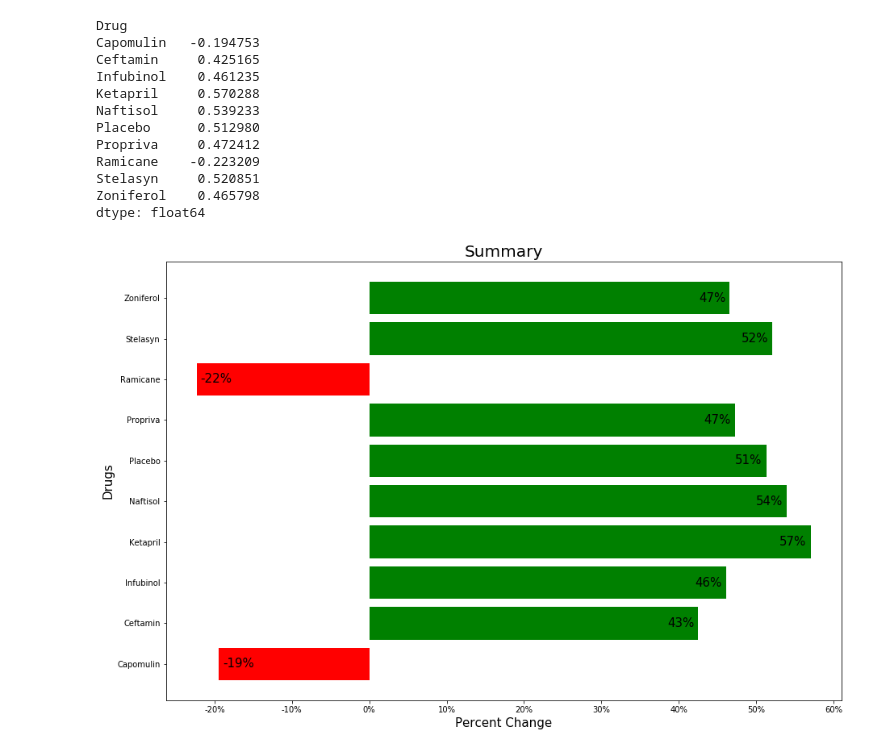
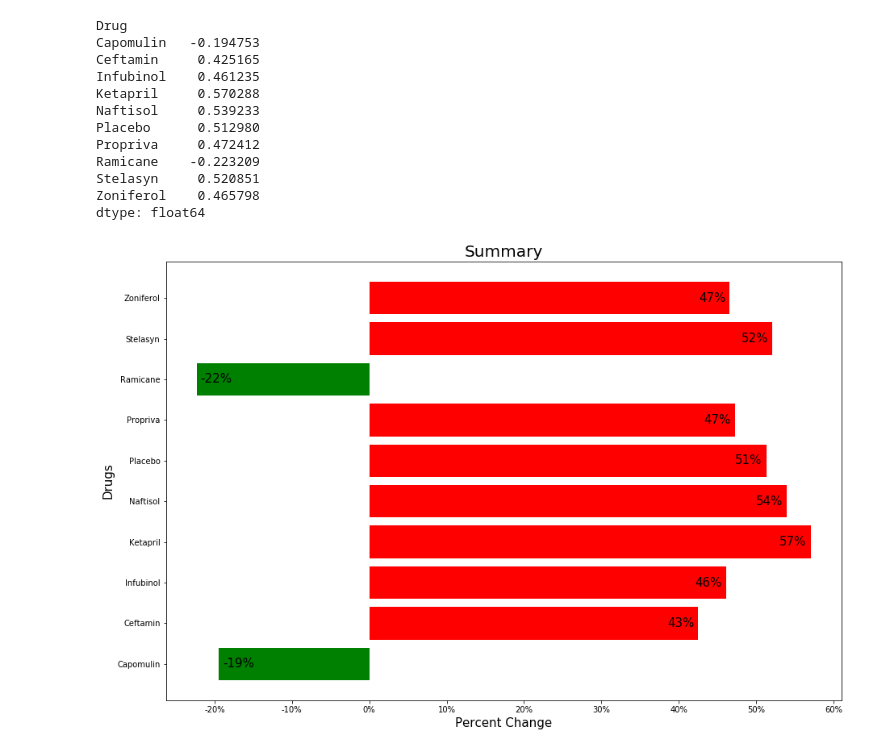
Before and after one commit to ShawnAdvani/SMU_Coursework, a Jupyter notebook: SMU_HW/05_Matplotlib/code/pymaceuticals_starter.ipynb, the cells around one changed output. Drawn from its saved outputs; the diff is of its cells as text; code cells hidden in the pictures.

```diff
--- a/SMU_HW/05_Matplotlib/code/pymaceuticals_starter.ipynb
+++ b/SMU_HW/05_Matplotlib/code/pymaceuticals_starter.ipynb
@@ -224,32 +224,32 @@ dtype: float64
 # Store all Relevant Percent Changes into a Tuple
 percentage = tuple(percent_change)
 drugs = tuple(drugs)
 # Splice the data between passing and failing drugs
 # Orient widths. Add labels, tick marks, etc.
 fig, ax = plt.subplots(figsize=(15,10))
 ax.barh(drugs, percentage,
-        color=['green' if percentage[value] > 0 else 'red' for value in np.arange(len(drugs))])
+        color=['red' if percentage[value] > 0 else 'green' for value in np.arange(len(drugs))])
 ax.xaxis.set_major_formatter(ticker.PercentFormatter(xmax=1))
 plt.xlabel("Percent Change", size=15)
 plt.ylabel("Drugs", size=15)
 plt.title("Summary", size=20)
 # Use functions to label the percentages of changes
 def percent(ax, spacing=-5):
     rect = ax.patches
     for rect in ax.patches:
         x_value = rect.get_width()
         y_value = rect.get_y() + rect.get_height() / 2
         space = spacing
         ha = "right"
         if x_value < 0:
             ha = "left"
             space *= -1
         label = "{:.0%}".format(x_value)
         ax.annotate(label, (x_value, y_value), xytext=(space, 0),
                     textcoords="offset points", ha=ha, va="center", size=15)
 # Call functions to implement the function calls
 percent(ax)
 # Save the Figure
 plt.savefig("../graphs/summary.png")
 # %% [output]
-[figure, old version]
+[figure, new version]
```
Also changed, not shown: 7 other files.
